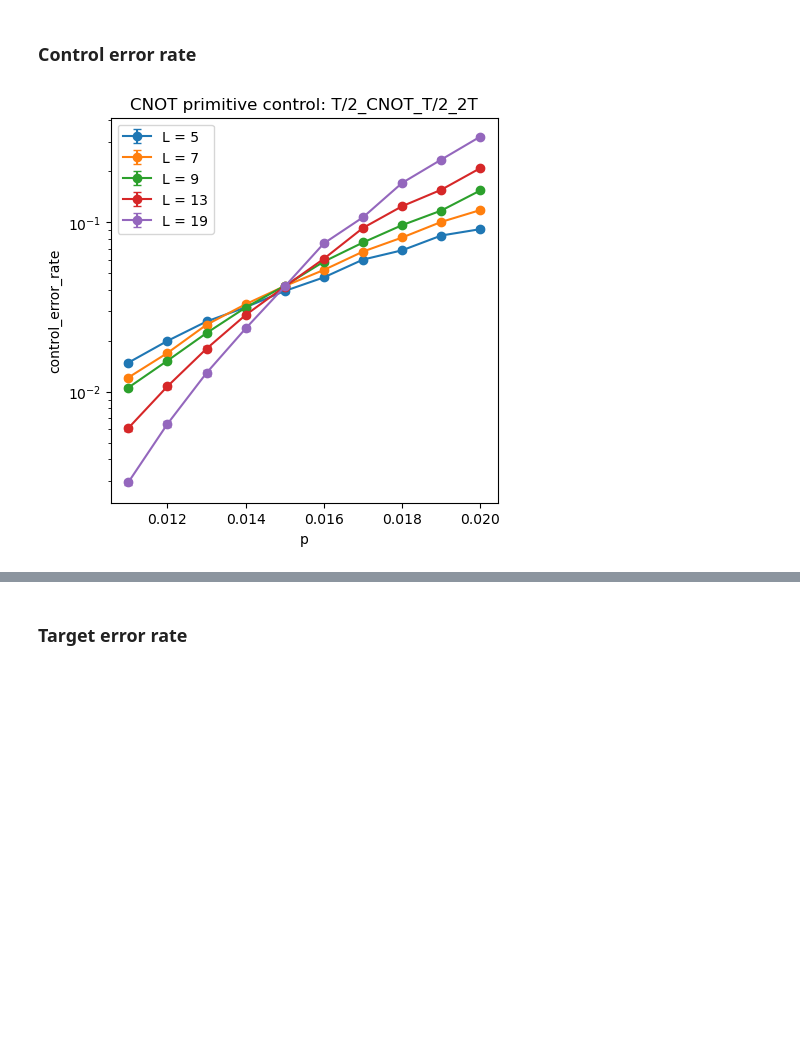
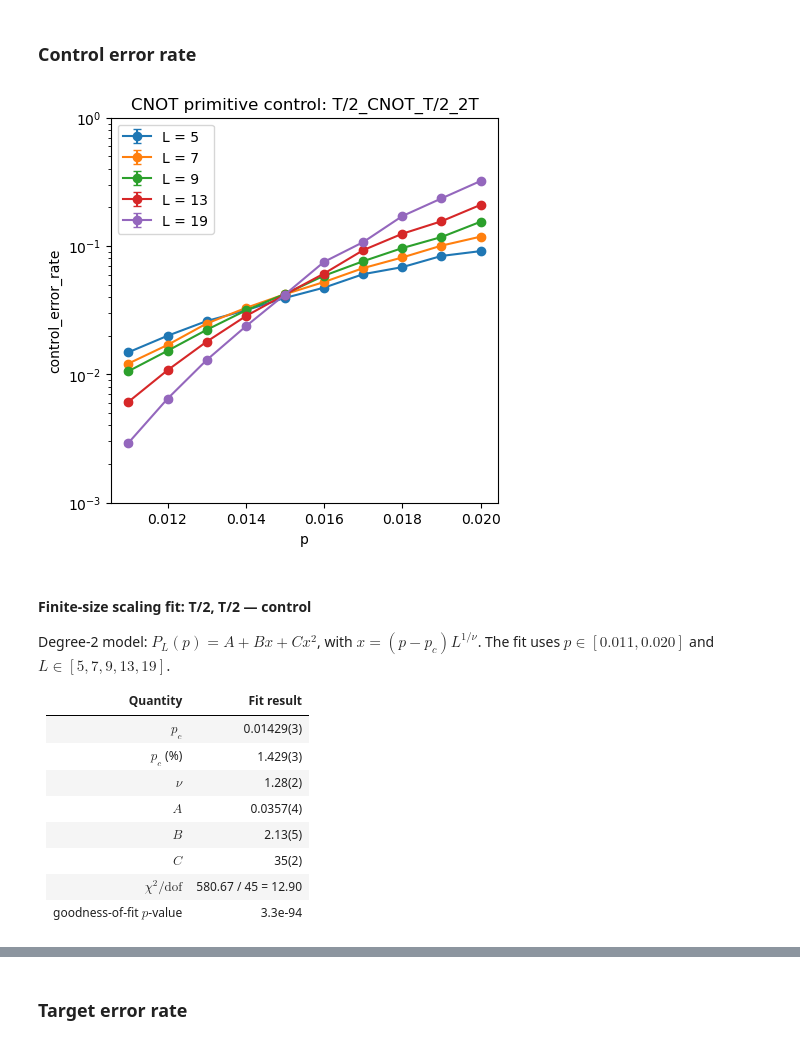
Before and after one commit to njvincent/mp-decoder, a Jupyter notebook: notebooks/cnot_primitive_analysis.ipynb, the cells around one changed output, grey strips where cells are left out. Drawn from its saved outputs; the diff is of its cells as text; code cells hidden in the pictures; blank space fills up the shorter version.

```diff
--- a/notebooks/cnot_primitive_analysis.ipynb
+++ b/notebooks/cnot_primitive_analysis.ipynb
@@ -295,15 +163,34 @@ plt.show()
 # %% [markdown]
 ### Control error rate
 # %%
-plt.figure(figsize=(5, 5))
-for l_idx, cur_l in enumerate(L_values):
-    plt.errorbar(p_values, control_error_rate[l_idx], yerr=control_error_rate_error[l_idx], fmt="o-", capsize=3, label=f"L = {cur_l}")
+plot_rate_scan(
+    half_scan,
+    rate_name="control",
+    title="CNOT primitive control: T/2_CNOT_T/2_2T",
+    ylabel="control_error_rate",
+    ylim=DEFAULT_CONTROL_TARGET_YLIM,
+)
 
-plt.yscale("log")
-plt.xlabel("p")
-plt.ylabel("control_error_rate")
-plt.title("CNOT primitive control: T/2_CNOT_T/2_2T")
-plt.legend()
-plt.show()
+fit_half_control = fit_finite_size_scaling(
+    half_scan,
+    rate_name="control",
+    label="T/2, T/2 — control",
+    polynomial_degree=fit_degree,
+)
+display_finite_size_scaling_fit(fit_half_control, "control_error_rate")
 # %% [output]
-[figure, old version]
+[figure, new version]
+#### Finite-size scaling fit: T/2, T/2 — control
+
+Degree-2 model: $P_L(p)=A+Bx+Cx^{2}$, with $x=(p-p_c)L^{1/\nu}$. The fit uses $p \in [0.011, 0.020]$ and $L \in [5, 7, 9, 13, 19]$.
+
+| Quantity | Fit result |
+|---|---:|
+| $p_c$ | 0.01429(3) |
+| $p_c$ (%) | 1.429(3) |
+| $\nu$ | 1.28(2) |
+| $A$ | 0.0357(4) |
+| $B$ | 2.13(5) |
+| $C$ | 35(2) |
+| $\chi^2 / \mathrm{dof}$ | 580.67 / 45 = 12.90 |
+| goodness-of-fit $p$-value | 3.3e-94 |
```
Also changed, not shown: parts of 8 cells of this notebook, 5 other files.
